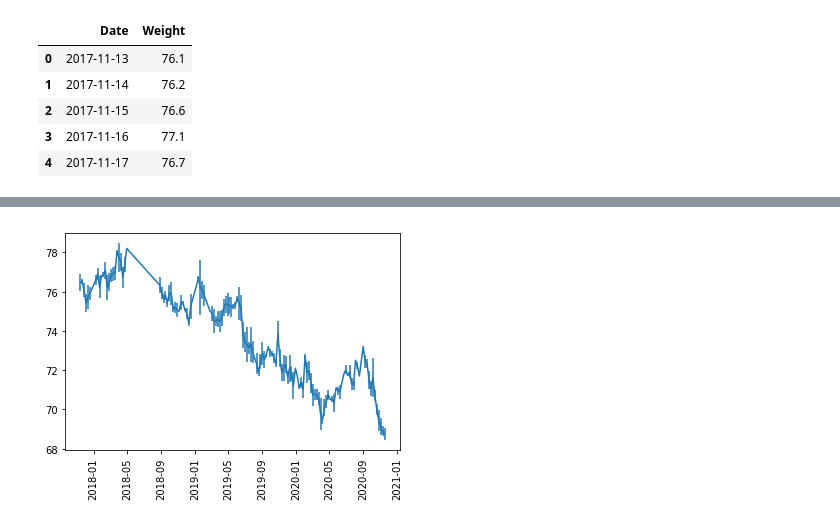
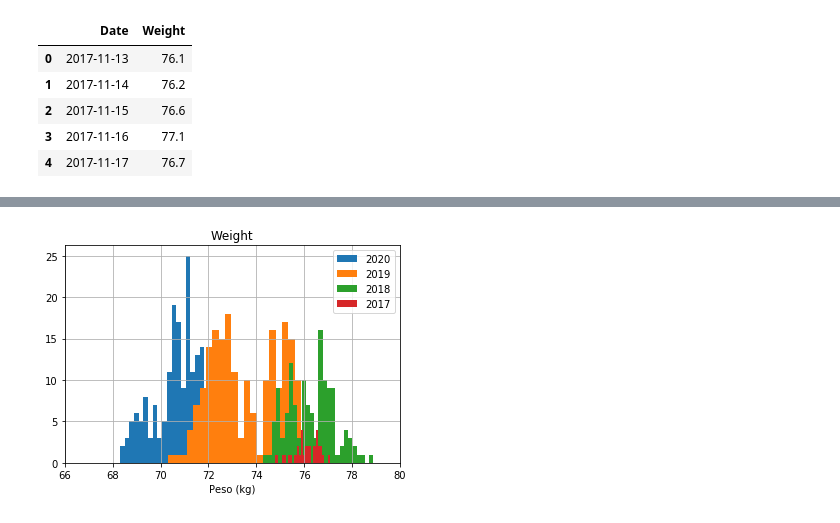
Before and after one commit to mt82/Peso, a Jupyter notebook: PyPeso.ipynb, the cells around one changed output, grey strips where cells are left out. Drawn from its saved outputs; the diff is of its cells as text; code cells hidden in the pictures.

```diff
--- a/PyPeso.ipynb
+++ b/PyPeso.ipynb
@@ -6,3 +8,6 @@ import datetime
+# %%
+import matplotlib.backends.backend_pdf
+pdf = matplotlib.backends.backend_pdf.PdfPages("peso.pdf")
 # %%
 df = pd.read_csv("./data/SWT_EXPORT_11_15_20_13_40.csv",
                  parse_dates=["Date"],
@@ -143,6 +37,13 @@ plt.show()
-# %%
-plt.errorbar(x=df_week["Date"],y=df_week["mean"],yerr=df_week["std"])
-plt.xticks(rotation=90)
-plt.show()
-# %% [output]
-[figure, removed]
+# %%
+fig, ax = plt.subplots()
+df[df["Year"] == 2020].hist(column="Weight", bins=26, ax=ax, label = "2020")
+df[df["Year"] == 2019].hist(column="Weight", bins=26, ax=ax, label = "2019")
+df[df["Year"] == 2018].hist(column="Weight", bins=26, ax=ax, label = "2018")
+df[df["Year"] == 2017].hist(column="Weight", bins=26, ax=ax, label = "2017")
+plt.xlim(66,80)
+plt.xlabel("Peso (kg)")
+plt.legend()
+plt.show()
+pdf.savefig(fig)
+# %% [output]
+[figure, added]
```
Also changed, not shown: parts of 36 cells of this notebook.
